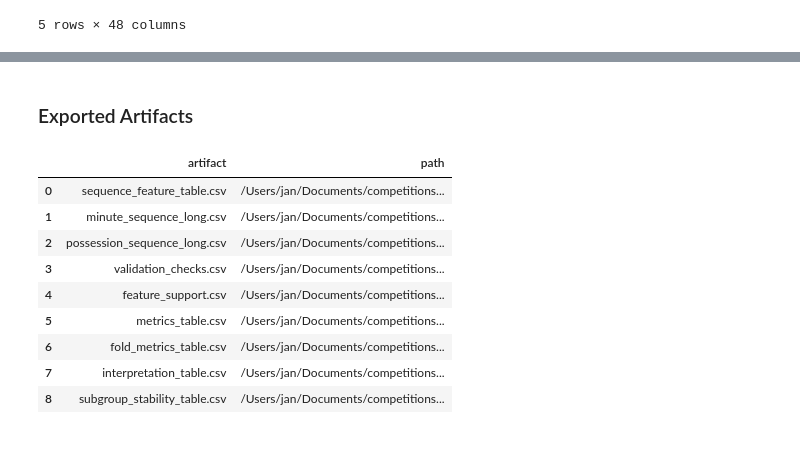
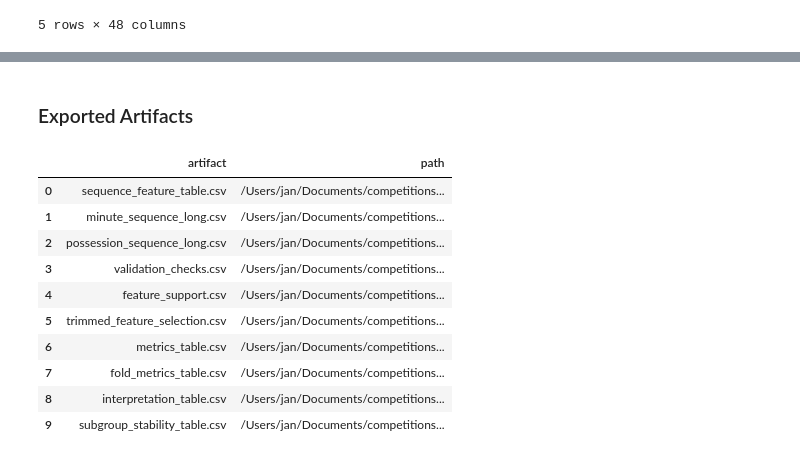
Before and after one commit to janwolyniak/WEC_26, a Jupyter notebook: notebooks/sequential_goal_forecasting_geometry.ipynb, the cells around one changed output, grey strips where cells are left out. Cells and saved outputs as stored; diff of their text form; code cells hidden in the pictures.

```diff
--- a/notebooks/sequential_goal_forecasting_geometry.ipynb
+++ b/notebooks/sequential_goal_forecasting_geometry.ipynb
@@ -806,10 +830,29 @@ feature_support = pd.DataFrame(
     ]
 ).sort_values(['family', 'nonzero_rate', 'feature'], ascending=[True, False, True]).reset_index(drop=True)
 
+selected_trimmed_features = set(TRIMMED_SEQ15M_FEATURES + TRIMMED_SEQPOS_FEATURES)
+trimmed_feature_selection = feature_support.copy()
+trimmed_feature_selection['selected_for_trimmed_model'] = trimmed_feature_selection['feature'].isin(selected_trimmed_features)
+trimmed_feature_selection['selection_reason'] = np.where(
+    trimmed_feature_selection['selected_for_trimmed_model'],
+    'supported_core',
+    np.where(
+        trimmed_feature_selection['nonzero_rate'] < 0.25,
+        'dropped_low_support',
+        'dropped_for_redundancy_or_instability',
+    ),
+)
+
 display(Markdown('### Validation Checks'))
 display(validation_checks)
 display(Markdown('### Feature Support Snapshot'))
 display(feature_support.head(15))
+display(Markdown('### Trimmed Supported-Core Selection'))
+display(
+    trimmed_feature_selection[
+        ['feature', 'family', 'nonzero_rate', 'selected_for_trimmed_model', 'selection_reason']
+    ].sort_values(['selected_for_trimmed_model', 'family', 'nonzero_rate'], ascending=[False, True, False]).reset_index(drop=True)
+)
 # %% [output]
 ### Validation Checks
 |  | check_name | value | expected | status |
@@ -848,6 +909,9 @@ feature_sets = {
         for column in modeling_table.columns
         if column.startswith('seq15m_') or column.startswith('seqpos_')
     ],
+    'base_plus_minute_hybrid_trimmed': TRIMMED_SEQ15M_FEATURES,
+    'base_plus_possession_sequence_trimmed': TRIMMED_SEQPOS_FEATURES,
+    'base_plus_both_trimmed': TRIMMED_SEQ15M_FEATURES + TRIMMED_SEQPOS_FEATURES,
 }
 
 metrics_rows = []
@@ -861,7 +925,7 @@ for model_name in ['logreg', 'rf']:
             development_df=development_df,
             feature_columns=feature_columns,
             model_name=model_name,
-            return_oof=(model_name == 'logreg' and feature_set_name == 'base_plus_both'),
+            return_oof=(model_name == 'logreg' and feature_set_name == 'base_plus_both_trimmed'),
         )
         summary_row = {
             'model_name': model_name,
@@ -902,5 +972,6 @@ display(metrics_table)
 # %%
-best_logreg_feature_columns = BASE_FEATURE_COLUMNS + feature_sets['base_plus_both']
+best_feature_set_name = 'base_plus_both_trimmed'
+best_logreg_feature_columns = BASE_FEATURE_COLUMNS + feature_sets[best_feature_set_name]
 interpretation_pipeline = Pipeline(
     steps=[
         ('prep', build_preprocessor(best_logreg_feature_columns)),
@@ -933,7 +1004,7 @@ interpretation_table = coefficient_frame[
     | coefficient_frame['feature'].str.startswith('seqpos_')
 ].sort_values('abs_coefficient', ascending=False).head(20).reset_index(drop=True)
 
-subgroup_predictions = oof_registry[('logreg', 'base_plus_both')].copy()
+subgroup_predictions = oof_registry[('logreg', best_feature_set_name)].copy()
 subgroup_stability_table = pd.concat(
     [
         subgroup_metric_table(subgroup_predictions, 'checkpoint'),
@@ -942,8 +1013,8 @@ subgroup_stability_table = pd.concat(
     ignore_index=True,
 )
 
-display(Markdown('### Strongest Geometry And Sequence Effects'))
+display(Markdown('### Strongest Geometry And Sequence Effects In The Trimmed Model'))
 display(interpretation_table)
-display(Markdown('### Subgroup Stability For `logreg + base_plus_both`'))
+display(Markdown(f'### Subgroup Stability For `logreg + {best_feature_set_name}`'))
 display(subgroup_stability_table)
 # %% [output]
@@ -984,6 +1055,7 @@ minute_sequence_long.to_csv(ARTIFACT_DIR / 'minute_sequence_long.csv', index=Fal
 possession_sequence_long.to_csv(ARTIFACT_DIR / 'possession_sequence_long.csv', index=False)
 validation_checks.to_csv(ARTIFACT_DIR / 'validation_checks.csv', index=False)
 feature_support.to_csv(ARTIFACT_DIR / 'feature_support.csv', index=False)
+trimmed_feature_selection.to_csv(ARTIFACT_DIR / 'trimmed_feature_selection.csv', index=False)
 metrics_table.to_csv(ARTIFACT_DIR / 'metrics_table.csv', index=False)
 fold_metrics_table.to_csv(ARTIFACT_DIR / 'fold_metrics_table.csv', index=False)
 interpretation_table.to_csv(ARTIFACT_DIR / 'interpretation_table.csv', index=False)
@@ -999,34 +1071,37 @@ display(
                 'possession_sequence_long.csv',
                 'validation_checks.csv',
                 'feature_support.csv',
+                'trimmed_feature_selection.csv',
                 'metrics_table.csv',
                 'fold_metrics_table.csv',
                 'interpretation_table.csv',
                 'subgroup_stability_table.csv',
             ],
             'path': [str(ARTIFACT_DIR / name) for name in [
                 'sequence_feature_table.csv',
                 'minute_sequence_long.csv',
                 'possession_sequence_long.csv',
                 'validation_checks.csv',
                 'feature_support.csv',
+                'trimmed_feature_selection.csv',
                 'metrics_table.csv',
                 'fold_metrics_table.csv',
                 'interpretation_table.csv',
                 'subgroup_stability_table.csv',
             ]],
         }
     )
 )
 # %% [output]
 ### Exported Artifacts
 |  | artifact | path |
 | 0 | sequence_feature_table.csv | /Users/jan/Documents/competitions... |
 | 1 | minute_sequence_long.csv | /Users/jan/Documents/competitions... |
 | 2 | possession_sequence_long.csv | /Users/jan/Documents/competitions... |
 | 3 | validation_checks.csv | /Users/jan/Documents/competitions... |
 | 4 | feature_support.csv | /Users/jan/Documents/competitions... |
-| 5 | metrics_table.csv | /Users/jan/Documents/competitions... |
-| 6 | fold_metrics_table.csv | /Users/jan/Documents/competitions... |
-| 7 | interpretation_table.csv | /Users/jan/Documents/competitions... |
-| 8 | subgroup_stability_table.csv | /Users/jan/Documents/competitions... |
+| 5 | trimmed_feature_selection.csv | /Users/jan/Documents/competitions... |
+| 6 | metrics_table.csv | /Users/jan/Documents/competitions... |
+| 7 | fold_metrics_table.csv | /Users/jan/Documents/competitions... |
+| 8 | interpretation_table.csv | /Users/jan/Documents/competitions... |
+| 9 | subgroup_stability_table.csv | /Users/jan/Documents/competitions... |
```
Also changed, not shown: parts of 4 cells of this notebook, 2 other files.
